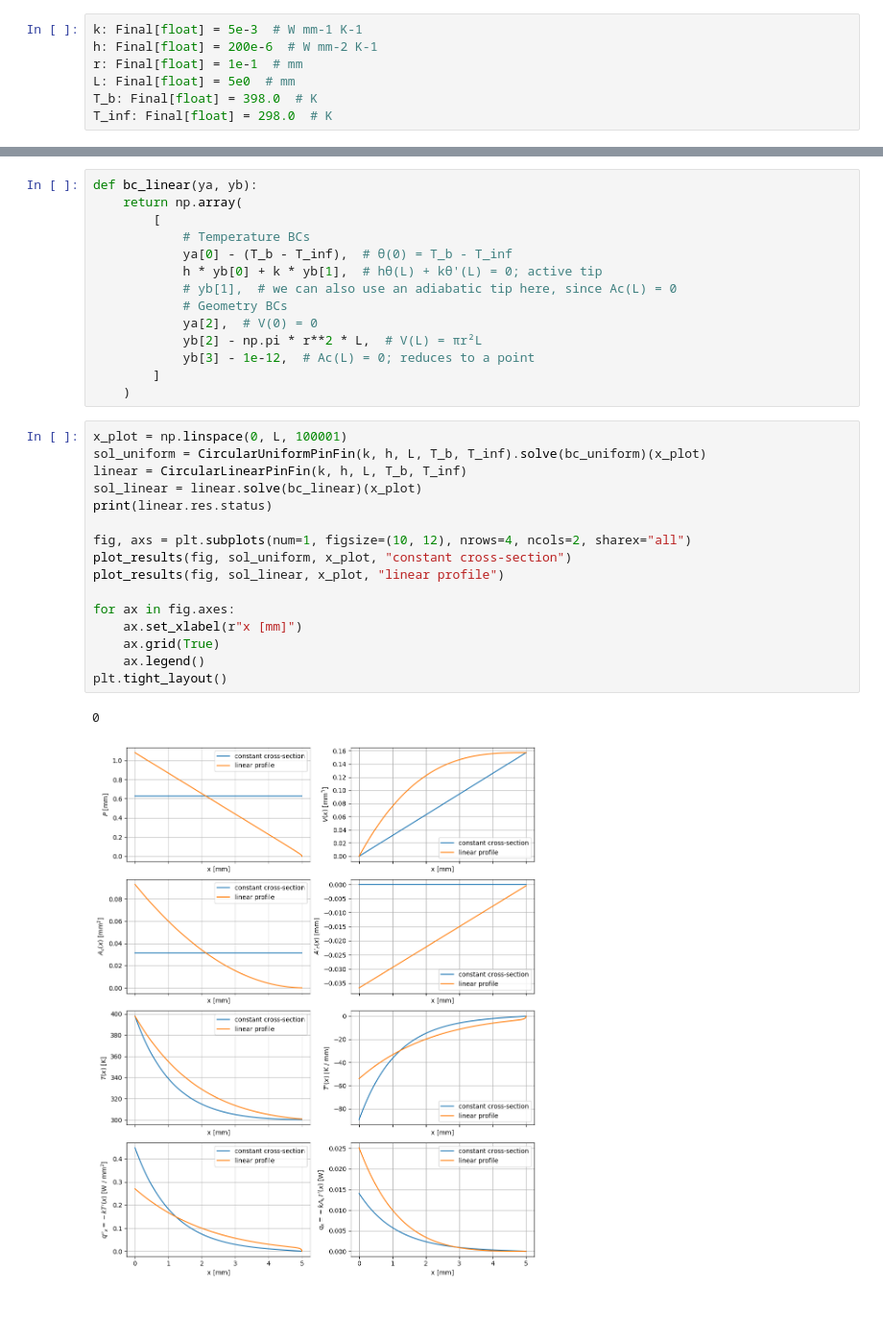
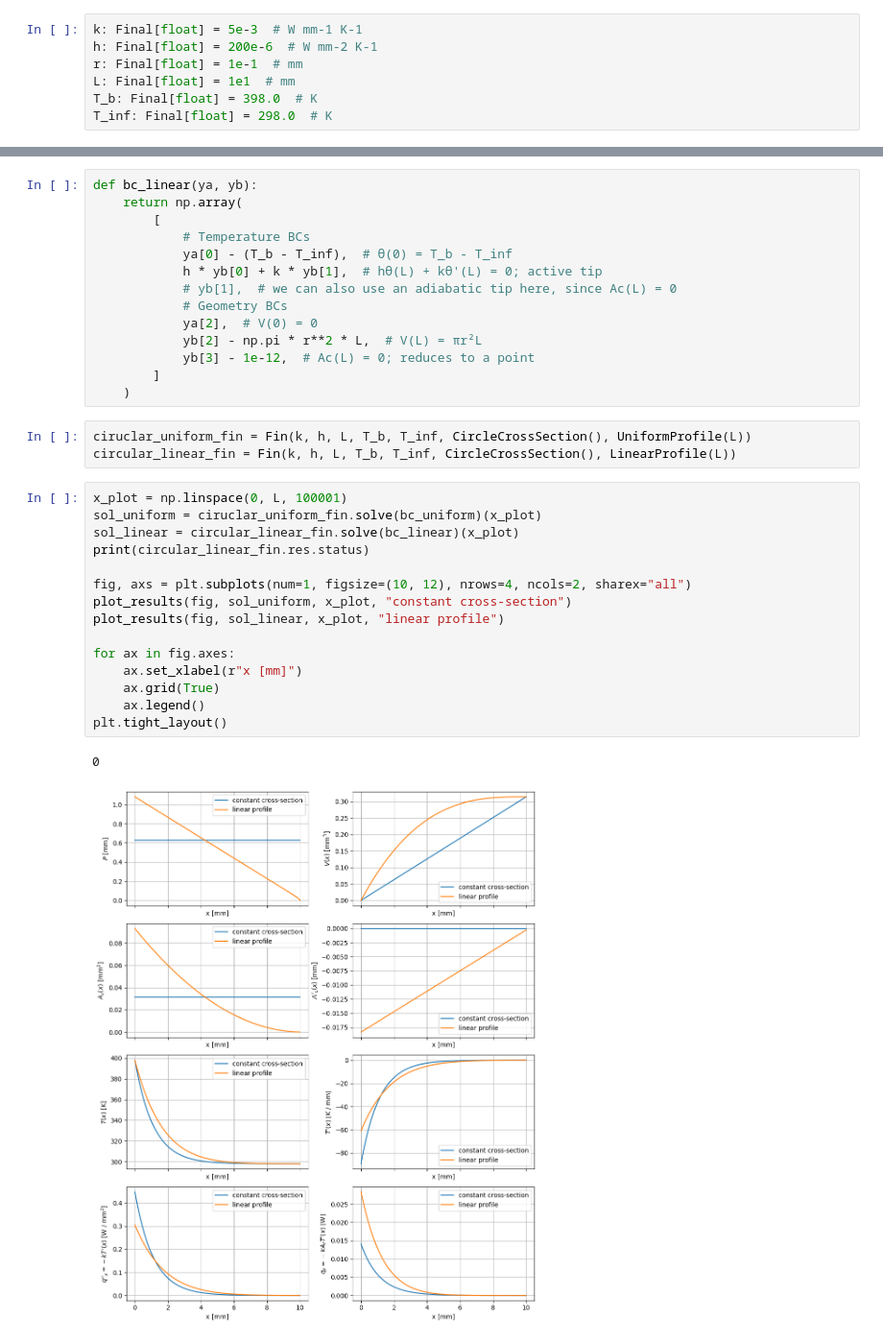
Before and after one commit to dvnatanael/fin-equation-analysis, a Jupyter notebook: fin_equation_analysis/notebooks/uniform_vs_linear_pin_fin.ipynb, the cells around one changed output, grey strips where cells are left out. Shown at 96% size. Cells and saved outputs as stored; diff of their text form; blank space fills up the shorter version.

```diff
--- a/fin_equation_analysis/notebooks/uniform_vs_linear_pin_fin.ipynb
+++ b/fin_equation_analysis/notebooks/uniform_vs_linear_pin_fin.ipynb
@@ -12,7 +12,7 @@ from fin_equation_analysis.fin.types import np_arr_f64
 k: Final[float] = 5e-3  # W mm-1 K-1
 h: Final[float] = 200e-6  # W mm-2 K-1
 r: Final[float] = 1e-1  # mm
-L: Final[float] = 5e0  # mm
+L: Final[float] = 1e1  # mm
 T_b: Final[float] = 398.0  # K
 T_inf: Final[float] = 298.0  # K
 # %%
@@ -118,21 +108,23 @@ def bc_linear(ya, yb):
         ]
     )
 # %%
-x_plot = np.linspace(0, L, 100001)
-sol_uniform = CircularUniformPinFin(k, h, L, T_b, T_inf).solve(bc_uniform)(x_plot)
-linear = CircularLinearPinFin(k, h, L, T_b, T_inf)
-sol_linear = linear.solve(bc_linear)(x_plot)
-print(linear.res.status)
-
-fig, axs = plt.subplots(num=1, figsize=(10, 12), nrows=4, ncols=2, sharex="all")
-plot_results(fig, sol_uniform, x_plot, "constant cross-section")
-plot_results(fig, sol_linear, x_plot, "linear profile")
-
-for ax in fig.axes:
-    ax.set_xlabel(r"x [mm]")
-    ax.grid(True)
-    ax.legend()
-plt.tight_layout()
+ciruclar_uniform_fin = Fin(k, h, L, T_b, T_inf, CircleCrossSection(), UniformProfile(L))
+circular_linear_fin = Fin(k, h, L, T_b, T_inf, CircleCrossSection(), LinearProfile(L))
-# %% [output]
-0
-[figure, removed]
+# %%
+x_plot = np.linspace(0, L, 100001)
+sol_uniform = ciruclar_uniform_fin.solve(bc_uniform)(x_plot)
+sol_linear = circular_linear_fin.solve(bc_linear)(x_plot)
+print(circular_linear_fin.res.status)
+
+fig, axs = plt.subplots(num=1, figsize=(10, 12), nrows=4, ncols=2, sharex="all")
+plot_results(fig, sol_uniform, x_plot, "constant cross-section")
+plot_results(fig, sol_linear, x_plot, "linear profile")
+
+for ax in fig.axes:
+    ax.set_xlabel(r"x [mm]")
+    ax.grid(True)
+    ax.legend()
+plt.tight_layout()
+# %% [output]
+0
+[figure, added]
```
Also changed, not shown: parts of 3 cells of this notebook, 1 other file.
